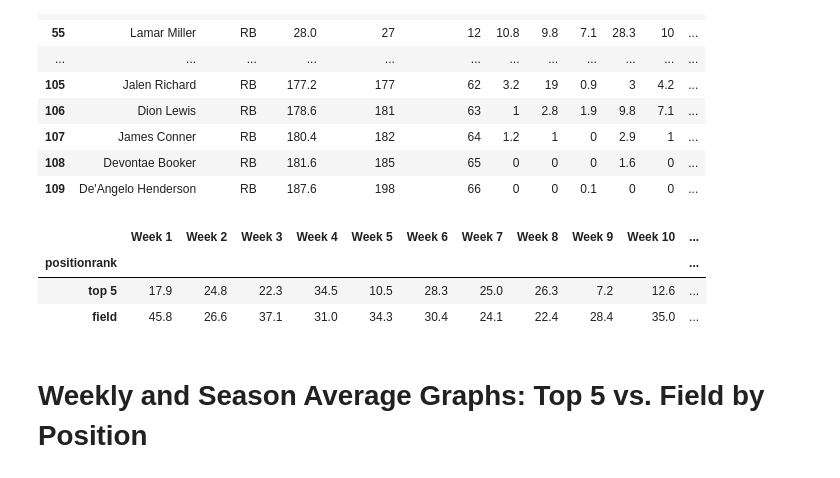
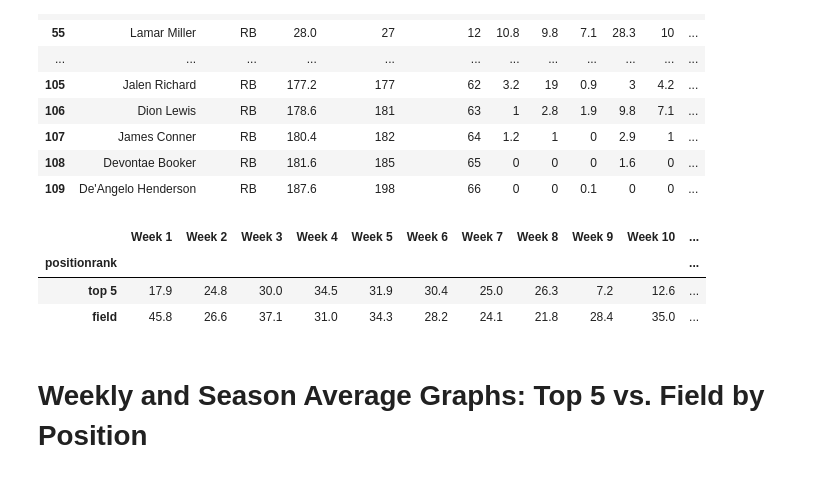
Before and after one commit to MTMUTH/Group_Project_01, a Jupyter notebook: FFL_DataAnalysis_Final.ipynb, the cells around one changed output. Cells and saved outputs as stored; diff of their text form; code cells hidden in the pictures.

```diff
--- a/FFL_DataAnalysis_Final.ipynb
+++ b/FFL_DataAnalysis_Final.ipynb
@@ -335,38 +336,38 @@ dfrb.iloc[:60]
 | 109 | De'Angelo Henderson | RB | 187.6 | 198 | 66 | 0 | 0 | 0.1 | 0 | 0 | ... |
 # %%
 #RB Establish bins
-#Used top 6 to account for David Johnson's season ending injury in Week 1
-bins = [0,5,60]
+#Used top 7 to account for David Johnson's season ending injury in Week 1 and Ezzekiel Elliots being suspended
+bins = [0,7,60]
 bin_names = ["top 5","field"]
 
 #Categorize the RBs using the position rank bins
 grouped_RB = dfrb.groupby(pd.cut(dfrb["positionrank"],bins,labels=bin_names))
 
 #RB Weekly Summary Table
 RB_Weekly_Summary=pd.DataFrame({"Week 1":grouped_RB["Wk1"].max(),
                                "Week 2":grouped_RB["Wk2"].max(),
                                "Week 3":grouped_RB["Wk3"].max(),
                                "Week 4":grouped_RB["Wk4"].max(),
                                "Week 5":grouped_RB["Wk5"].max(),
                                "Week 6":grouped_RB["Wk6"].max(),
                                "Week 7":grouped_RB["Wk7"].max(),
                                "Week 8":grouped_RB["Wk8"].max(),
                                "Week 9":grouped_RB["Wk9"].max(),
                                "Week 10":grouped_RB["Wk10"].max(),
                                "Week 11":grouped_RB["Wk11"].max(),
                                "Week 12":grouped_RB["Wk12"].max(),
                                "Week 13":grouped_RB["Wk13"].max(),
                                "Week 14":grouped_RB["Wk14"].max(),
                                "Week 15":grouped_RB["Wk15"].max(),
                                "Week 16":grouped_RB["Wk16"].max(),})
 
 RB_Weekly_Summary["Season Avg"]= RB_Weekly_Summary.mean(axis=1)
 RB_Weekly_Summary
 display(RB_Weekly_Summary)
 # %% [output]
 |  | Week 1 | Week 2 | Week 3 | Week 4 | Week 5 | Week 6 | Week 7 | Week 8 | Week 9 | Week 10 | ... |
 | positionrank |  |  |  |  |  |  |  |  |  |  | ... |
-| top 5 | 17.9 | 24.8 | 22.3 | 34.5 | 10.5 | 28.3 | 25.0 | 26.3 | 7.2 | 12.6 | ... |
-| field | 45.8 | 26.6 | 37.1 | 31.0 | 34.3 | 30.4 | 24.1 | 22.4 | 28.4 | 35.0 | ... |
+| top 5 | 17.9 | 24.8 | 30.0 | 34.5 | 31.9 | 30.4 | 25.0 | 26.3 | 7.2 | 12.6 | ... |
+| field | 45.8 | 26.6 | 37.1 | 31.0 | 34.3 | 28.2 | 24.1 | 21.8 | 28.4 | 35.0 | ... |
 # %% [markdown]
 # Weekly and Season Average Graphs: Top 5 vs. Field by Position
```
Also changed, not shown: parts of 14 cells of this notebook.
